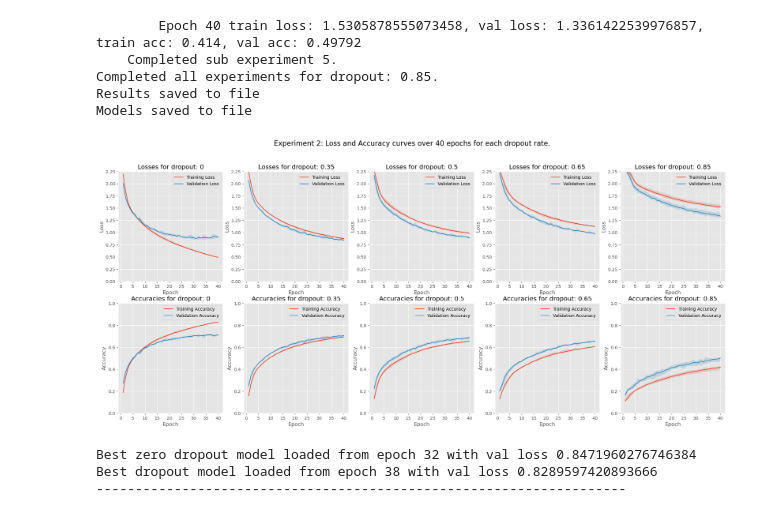
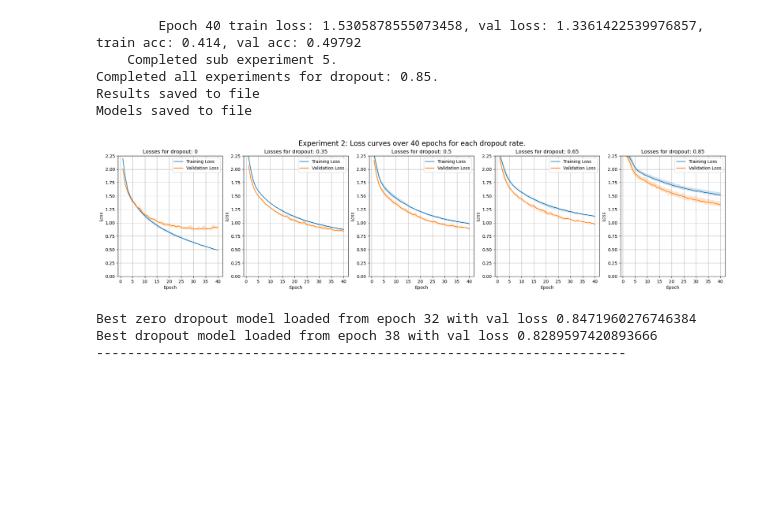
Before and after one commit to Dents6679/cifar10_nn_experiments, a Jupyter notebook: 246518.ipynb, the cells around one changed output. Cells and saved outputs as stored; diff of their text form; code cells hidden in the pictures; blank space fills up the shorter version.

```diff
--- a/246518.ipynb
+++ b/246518.ipynb
@@ -254,6 +233,6 @@ imshow(sample_images[rand], id2classes[int(sample_labels[rand])])
 # %%
 ###
-# Create the Baseline Network itsself.
+# This cell is concerned with the Creation of the Baseline Network's class.
 ###
 
 import torch.nn as nn
@@ -290,7 +269,7 @@ class BaselineNetwork(nn.Module):
             Performs a forward pass of a batch / instance
 
             args:
-                x: The input tensor, a 32x32x3 image.
+                x: The input tensor, a 32x32x3 image or batch of images.
             returns:
                 x: The final FC layer's logits.
 
@@ -1444,7 +1419,7 @@ gap between dropouts is seen, suggesting the effect of the thing. bla bla bla.
 #############################
 
 ###
-# Functions and Classes used for Experiment 2's Dropout Search
+# This cell is concerned with creating the classes and functions used for Experiment 2's Dropout Search.
 ###
 
 class DropoutNetwork(nn.Module):
@@ -1484,7 +1459,7 @@ class DropoutNetwork(nn.Module):
             Performs a forward pass of a batch / instance.
 
         Args:
-            x: The input tensor, a 32x32x3 image.
+            x: The input tensor, a 32x32x3 image or batch of images.
 
         Returns:
             x: The final FC layer's logits.
@@ -1614,8 +1589,9 @@ def exp2_do_one_dropout_experiment(dropout_value, index, num_epochs, train_loade
     return train_losses, val_losses, train_accuracies, val_accuracies, model_list
 # %%
 ###
-# Main Experiment Loop to train, validate and collect data for 5 dropout rates over 5 models.
+# This cell is concerned with the main experiment loop to train, validate and collect data for 5 dropout rates over 5 models.
 ###
+
 
 # Check if the results file already exists, if it does, warn and exit
 try:
@@ -1683,13 +1659,13 @@ for dr in tqdm(dropout_rates, "Progress through dropout experiments"):
     print(f"Completed all experiments for dropout: {dr}.")
 
 # save results to file
-with open("exp2/results/exp2_results.pkl", "wb") as f:
-    pickle.dump(all_dropout_statistics, f)
+with open("exp2/results/exp2_results.pkl", "wb") as file:
+    pickle.dump(all_dropout_statistics, file)
     print("Results saved to file")
 
 # Save models to file
-with open("exp2/models/best_dropout_models.pkl", "wb") as f:
-    pickle.dump(best_models, f)
+with open("exp2/models/best_dropout_models.pkl", "wb") as file:
+    pickle.dump(best_models, file)
     print("Models saved to file")
 # %% [output]
 Starting new averaging loop for dropout: 0...
@@ -1786,7 +1762,7 @@ Results saved to file
 Models saved to file
 # %%
 ###
-# Displaying the results of the dropout search.
+# This cell is concerned with displaying the results of the dropout search.
 ###
 
 # Load results from file
@@ -1794,14 +1770,14 @@ with open("exp2/results/exp2_results.pkl", "rb") as file:
     all_dropout_statistics = pickle.load(file)
 
 # Create Super Figure for all dropout rates
-fig, axs = plt.subplots(2, 5, figsize=(25, 10))
-fig.suptitle(f"Experiment 2: Loss and Accuracy curves over {epochs} epochs for each dropout rate.", fontsize=16)
+fig, axs = plt.subplots(1, 5, figsize=(25, 5))
+fig.suptitle(f"Experiment 2: Loss curves over {epochs} epochs for each dropout rate.", fontsize=16)
 
 
 dropout_rates = [0, 0.35, 0.5, 0.65, 0.85]
 # For each dropout rate...
 for i, dr in enumerate(dropout_rates):
-    # --- Thid loop displays 2 graphs side by side, one for loss and one for accuracy over the 5 experiments, averaged ---
+    # --- Thid loop displays loss over the 5 experiments, averaged ---
 
     # get the results from this dropout rate
     dr_results = all_dropout_statistics[dr]
@@ -1809,65 +1785,68 @@ for i, dr in enumerate(dropout_rates):
     # create overall lists to store values for this dropout rate.
     val_loss_values = []
     train_loss_values = []
-    val_acc_values = []
-    train_acc_values = []
+    # val_acc_values = []
+    # train_acc_values = []
 
     # iterate over each test index, adding values to overall lists.
     for idx in range(1, number_of_experiment_runs+1):
         val_loss_values.append(dr_results['val_loss'][idx])
         train_loss_values.append(dr_results['train_loss'][idx])
-        val_acc_values.append(dr_results['val_acc'][idx])
-        train_acc_values.append(dr_results['train_acc'][idx])
+        # val_acc_values.append(dr_results['val_acc'][idx])
+        # train_acc_values.append(dr_results['train_acc'][idx])
 
     # Calculate the average values for each metric over sub experiments.
     average_train_losses = np.mean(train_loss_values, axis=0)[0]
     average_val_losses = np.mean(val_loss_values, axis=0)[0]
-    average_train_accs = np.mean(train_acc_values, axis=0)[0]
-    average_val_accs = np.mean(val_acc_values, axis=0)[0]
+    # average_train_accs = np.mean(train_acc_values, axis=0)[0]
+    # average_val_accs = np.mean(val_acc_values, axis=0)[0]
 
     # Get the largest values for each metric over all sub experiments.
     max_train_losses = np.max(train_loss_values, axis=0)[0]
     max_val_losses = np.max(val_loss_values, axis=0)[0]
-    max_train_accs = np.max(train_acc_values, axis=0)[0]
-    max_val_accs = np.max(val_acc_values, axis=0)[0]
+    # max_train_accs = np.max(train_acc_values, axis=0)[0]
+    # max_val_accs = np.max(val_acc_values, axis=0)[0]
 
     # Get the smallest values for each metric over all sub experiments.
     min_train_losses = np.min(train_loss_values, axis=0)[0]
     min_val_losses = np.min(val_loss_values, axis=0)[0]
-    min_train_accs = np.min(train_acc_values, axis=0)[0]
-    min_val_accs = np.min(val_acc_values, axis=0)[0]
+    # min_train_accs = np.min(train_acc_values, axis=0)[0]
+    # min_val_accs = np.min(val_acc_values, axis=0)[0]
 
     # create epoch range for x axis
     epoch_range = list(range(1, epochs+1))
 
     # plot training and validation loss graphs
-    axs[0, i].plot(epoch_range, average_train_losses, label="Training Loss") # plot average training loss
-    axs[0, i].plot(epoch_range, average_val_losses, label="Validation Loss") # plot average validation loss
-    axs[0, i].fill_between(epoch_range, min_train_losses, max_train_losses, alpha=0.2) # add fill between min and max train values
-    axs[0, i].fill_between(epoch_range, min_val_losses, max_val_losses, alpha=0.2) # add fill between min and max val values
-    axs[0, i].set_title(f"Losses for dropout: {dr}") # add title
-    axs[0, i].set_xlabel("Epoch") # set x label to epoch
-    axs[0, i].set_ylabel("Loss") # set y label to loss
-    axs[0, i].legend() # turn on legend
-    axs[0, i].grid(True) # turn on grid
-    axs[0, i].set_ylim(0, 2.25) # set y limit to 2.25
-    axs[0, i].set_xticks(np.arange(0, 41, 5)) # set x ticks to every 5 epochs
+    axs[i].plot(epoch_range, average_train_losses, label="Training Loss") # plot average training loss
+    axs[i].plot(epoch_range, average_val_losses, label="Validation Loss") # plot average validation loss
+    axs[i].fill_between(epoch_range, min_train_losses, max_train_losses, alpha=0.2) # add fill between min and max train values
+    axs[i].fill_between(epoch_range, min_val_losses, max_val_losses, alpha=0.2) # add fill between min and max val values
+    axs[i].set_title(f"Losses for dropout: {dr}") # add title
+    axs[i].set_xlabel("Epoch") # set x label to epoch
+    axs[i].set_ylabel("Loss") # set y label to loss
+    axs[i].legend() # turn on legend
+    axs[i].grid(True) # turn on grid
+    axs[i].set_ylim(0, 2.25) # set y limit to 2.25
+    axs[i].set_xticks(np.arange(0, 41, 5)) # set x ticks to every 5 epochs
 
-    # plot training and validation accuracy graphs
-    axs[1, i].plot(epoch_range, average_train_accs, label="Training Accuracy") # plot average training accuracy
-    axs[1, i].plot(epoch_range, average_val_accs, label="Validation Accuracy") # plot average validation accuracy
-    axs[1, i].fill_between(epoch_range, min_train_accs, max_train_accs, alpha=0.2) # add fill between min and max train values
-    axs[1, i].fill_between(epoch_range, min_val_accs, max_val_accs, alpha=0.2) # add fill between min and max val values
-    axs[1, i].set_title(f"Accuracies for dropout: {dr}") # add title
-    axs[1, i].set_xlabel("Epoch") # set x label to epoch
-    axs[1, i].set_ylabel("Accuracy") # set y label to accuracy
-    axs[1, i].legend() # turn on legend
-    axs[1, i].grid(True) # turn on grid
-    axs[1, i].set_ylim(0, 1) # set y limit to 1
-    axs[1, i].set_xticks(np.arange(0, 41, 5)) # set x ticks to every 5 epochs
+    # # plot training and validation accuracy graphs
+    # axs[1, i].plot(epoch_range, average_train_accs, label="Training Accuracy") # plot average training accuracy
+    # axs[1, i].plot(epoch_range, average_val_accs, label="Validation Accuracy") # plot average validation accuracy
+    # axs[1, i].fill_between(epoch_range, min_train_accs, max_train_accs, alpha=0.2) # add fill between min and max train values
+    # axs[1, i].fill_between(epoch_range, min_val_accs, max_val_accs, alpha=0.2) # add fill between min and max val values
+    # axs[1, i].set_title(f"Accuracies for dropout: {dr}") # add title
+    # axs[1, i].set_xlabel("Epoch") # set x label to epoch
+    # axs[1, i].set_ylabel("Accuracy") # set y label to accuracy
+    # axs[1, i].legend() # turn on legend
+    # axs[1, i].grid(True) # turn on grid
+    # axs[1, i].set_ylim(0, 1) # set y limit to 1
+    # axs[1, i].set_xticks(np.arange(0, 41, 5)) # set x ticks to every 5 epochs
 
 # Show super figure
 plt.show()
+
+
+# The results for Experiment 2's dropout search are displayed below. The results show that dropout .. where the generalisation gap follows a valley of sorts.
 # %% [output]
-[figure, old version]
+[figure, new version]
 # %%
```
Also changed, not shown: parts of 34 cells of this notebook, 5 other files.
